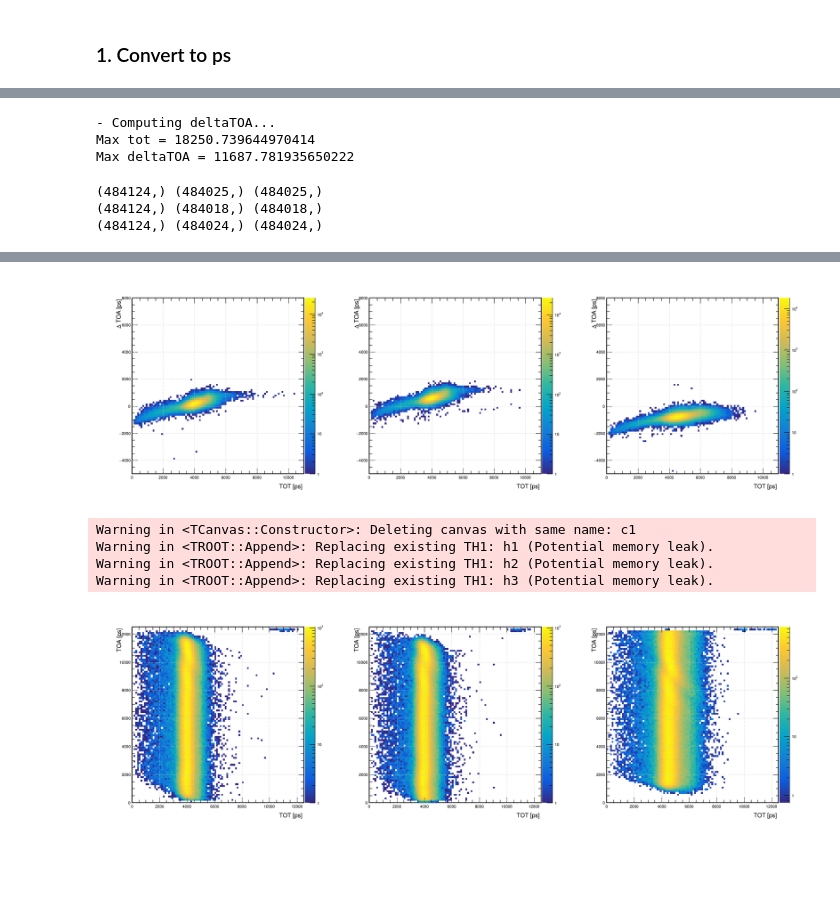
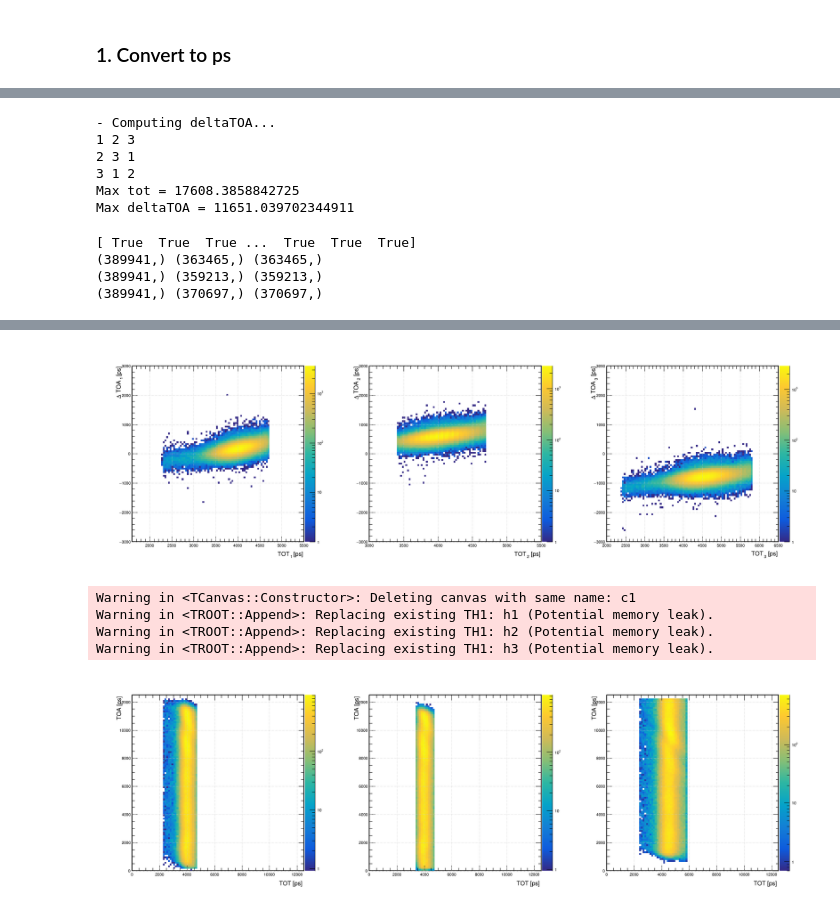
Before and after one commit to 24LopezR/ETLAnalysis, a Jupyter notebook: DESYJun24/MAIN.ipynb, the cells around one changed output, grey strips where cells are left out. Drawn from its saved outputs; the diff is of its cells as text; code cells hidden in the pictures; blank space fills up the shorter version.

```diff
--- a/DESYJun24/MAIN.ipynb
+++ b/DESYJun24/MAIN.ipynb
@@ -42,7 +42,11 @@ def getPixelMaximum(df, board, col, row):
     h = R.TH1F(f"h{col}{row}", "", 1023, 0., 1024.) # CAL ranges between 0 and 1023
     h.FillN(len(cal), cal, np.ones(len(cal)))
     maxval = h.GetMaximumBin()
-    return maxval
+    f = R.TF1("f","gaus")
+    f.SetParameter(1,maxval)
+    h.Fit("f","","goff",maxval-2,maxval+2);
+    #print(maxval, f.GetParameter(1))
+    return f.GetParameter(1)
 # %%
 def analyzeCAL(df, board, CALrange, useprof=False):
     df_temp = df[df['board']==board]
@@ -69,7 +73,8 @@ def analyzeCAL(df, board, CALrange, useprof=False):
         hcalprof = R.TH2F("hcalprof", f"Board {board};col;row", 16, -0., 16., 16, -0., 16.)
         for row in tqdm(range(16)):
             for col in range(16):
-                hcalprof.Fill(col, row, getPixelMaximum(df,board,col,row))
+                maxval = getPixelMaximum(df,board,col,row)
+                hcalprof.Fill(col, row, maxval)
     return hcal, hcalprof, df_temp
 # %%
 R.gROOT.ProcessLine('.L ./tdrstyle.C')
@@ -227,10 +245,18 @@ Warning in <TCanvas::Constructor>: Deleting canvas with same name: ctot
 # %%
 # Compute delta ToA
+'''cuttoa = []
+cuttoa.append( (tracks_df['board']==1).values)# * (tracks_df['tot_ps']>2300.).values * (tracks_df['tot_ps']<4700.).values )
+print(cuttoa1)
+print(np.array(tracks_df[cuttoa1]['toa_ps']))
+cuttoa.append( (tracks_df['board']==2).values)# * (tracks_df['tot_ps']>3400.).values * (tracks_df['tot_ps']<4700.).values )
+cuttoa.append( (tracks_df['board']==3).values)# * (tracks_df['tot_ps']>2400.).values * (tracks_df['tot_ps']<5800.).values )'''
+
 print('- Computing deltaTOA...')
 deltaTOA = []
 for i in range(1,4):
     j = (i) % 3 + 1
     k = (i+1) % 3 + 1
+    print(i,j,k)
     toai = np.array(tracks_df[tracks_df['board']==i]['toa_ps'])
     toaj = np.array(tracks_df[tracks_df['board']==j]['toa_ps'])
     toak = np.array(tracks_df[tracks_df['board']==k]['toa_ps'])
@@ -249,30 +275,40 @@ print(f'Max tot = {np.max(abs(tot_all))}')
 print(f'Max deltaTOA = {np.max(abs(deltaTOA_all))}')
 # %% [output]
 - Computing deltaTOA...
-Max tot = 18250.739644970414
-Max deltaTOA = 11687.781935650222
+1 2 3
+2 3 1
+3 1 2
+Max tot = 17608.3858842725
+Max deltaTOA = 11651.039702344911
 # %%
+cuttoa = []
+cuttoa.append( (tot1>2300.) * (tot1<4700.) )
+print(cuttoa[0])
+cuttoa.append( (tot2>3400.) * (tot2<4700.) )
+cuttoa.append( (tot3>2400.) * (tot3<5800.) )
+
 deltaTOA_uppercut = []
 tot = [tot1,tot2,tot3]
 tot_uppercut = []
 toa = [toa1,toa2,toa3]
 toa_uppercut = []
 for i in range(3):
-    deltaTOA_uppercut.append(deltaTOA[i][deltaTOA[i]<2000])
-    tot_uppercut.append(tot[i][deltaTOA[i]<2000])
-    toa_uppercut.append(toa[i][deltaTOA[i]<2000])
+    deltaTOA_uppercut.append(deltaTOA[i][(deltaTOA[i]<2000)*cuttoa[i]])
+    tot_uppercut.append(tot[i][(deltaTOA[i]<2000)*cuttoa[i]])
+    toa_uppercut.append(toa[i][(deltaTOA[i]<2000)*cuttoa[i]])
     print(np.shape(deltaTOA[i]),np.shape(deltaTOA_uppercut[i]),np.shape(tot_uppercut[i]))
 # %% [output]
-(484124,) (484025,) (484025,)
-(484124,) (484018,) (484018,)
-(484124,) (484024,) (484024,)
+[ True  True  True ...  True  True  True]
+(389941,) (363465,) (363465,)
+(389941,) (359213,) (359213,)
+(389941,) (370697,) (370697,)
 # %%
 c1 = R.TCanvas("c1", "#Delta TOA", 1800, 600)  # Width = 1200, Height = 400
 c1.Divide(3, 1)
 
-h1 = R.TH2F("h1",";TOT [ps];#Delta TOA [ps]",100,0,11000.,100,-5000,8000)
-h2 = R.TH2F("h2",";TOT [ps];#Delta TOA [ps]",100,0,11000.,100,-5000,8000)
-h3 = R.TH2F("h3",";TOT [ps];#Delta TOA [ps]",100,0,11000.,100,-5000,8000)
+h1 = R.TH2F("h1",";TOT_{1} [ps];#Delta TOA_{1} [ps]",100,1600,5500.,100,-3000,3000)
+h2 = R.TH2F("h2",";TOT_{2} [ps];#Delta TOA_{2} [ps]",100,3000,5500.,100,-3000,3000)
+h3 = R.TH2F("h3",";TOT_{3} [ps];#Delta TOA_{3} [ps]",100,2000,6500.,100,-3000,3000)
 h = [h1,h2,h3]
 for j in range(3):
     for i in tqdm(range(len(tot_uppercut[j]))):
@@ -295,4 +328,4 @@ Warning in <TROOT::Append>: Replacing existing TH1: h3 (Potential memory leak).
-[figure, old version]
+[figure, new version]
 # %%
 c1 = R.TCanvas("c1", "#Delta TOA", 1800, 600)  # Width = 1200, Height = 400
 c1.Divide(3, 1)
@@ -319,4 +352,4 @@ Warning in <TCanvas::Constructor>: Deleting canvas with same name: c1
 Warning in <TROOT::Append>: Replacing existing TH1: h1 (Potential memory leak).
 Warning in <TROOT::Append>: Replacing existing TH1: h2 (Potential memory leak).
 Warning in <TROOT::Append>: Replacing existing TH1: h3 (Potential memory leak).
-[figure, old version]
+[figure, new version]
```
Also changed, not shown: parts of 14 cells of this notebook.
